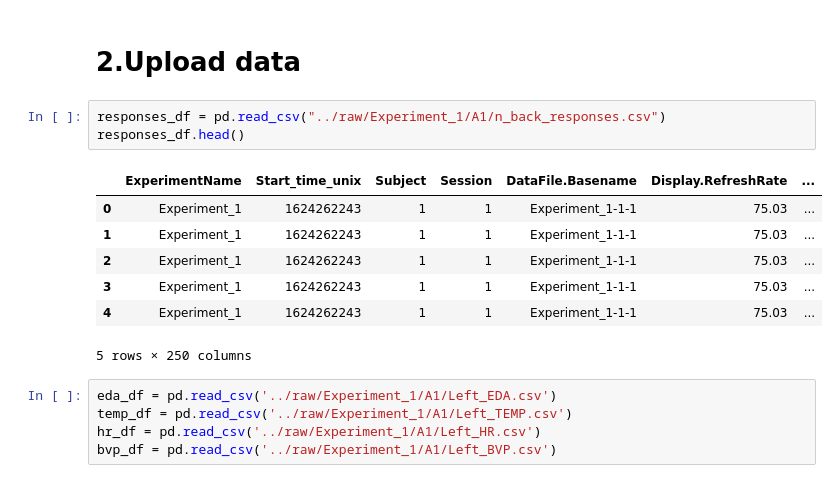
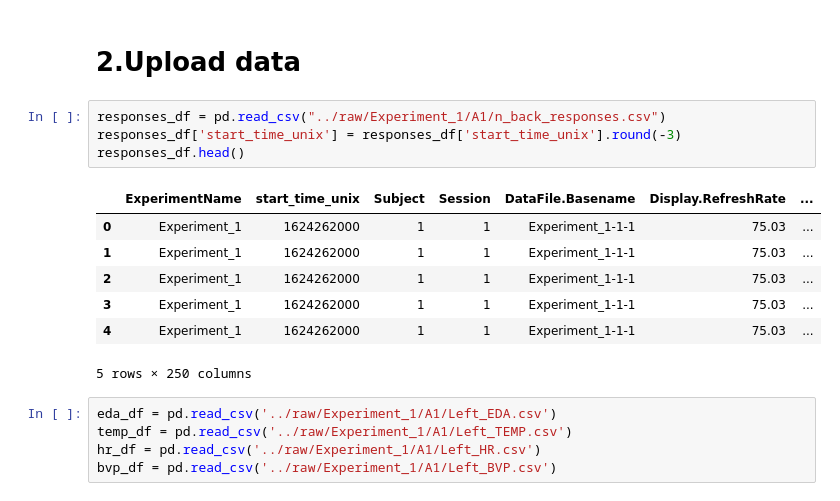
Before and after one commit to Hau09dw/Stress-And-Anxiety-Detection, a Jupyter notebook: notebook/preprocessing.ipynb, the cells around one changed output. Saved outputs shown, nothing was run; the diff lists cells and outputs as text.

```diff
--- a/notebook/preprocessing.ipynb
+++ b/notebook/preprocessing.ipynb
@@ -16,14 +16,15 @@ from tensorflow.keras.layers import Dense, Dropout, LSTM
 # 2.Upload data
 # %%
 responses_df = pd.read_csv("../raw/Experiment_1/A1/n_back_responses.csv")
+responses_df['start_time_unix'] = responses_df['start_time_unix'].round(-3)
 responses_df.head()
 # %% [output]
-|  | ExperimentName | Start_time_unix | Subject | Session | DataFile.Basename | Display.RefreshRate | ... |
-| 0 | Experiment_1 | 1624262243 | 1 | 1 | Experiment_1-1-1 | 75.03 | ... |
-| 1 | Experiment_1 | 1624262243 | 1 | 1 | Experiment_1-1-1 | 75.03 | ... |
-| 2 | Experiment_1 | 1624262243 | 1 | 1 | Experiment_1-1-1 | 75.03 | ... |
-| 3 | Experiment_1 | 1624262243 | 1 | 1 | Experiment_1-1-1 | 75.03 | ... |
-| 4 | Experiment_1 | 1624262243 | 1 | 1 | Experiment_1-1-1 | 75.03 | ... |
+|  | ExperimentName | start_time_unix | Subject | Session | DataFile.Basename | Display.RefreshRate | ... |
+| 0 | Experiment_1 | 1624262000 | 1 | 1 | Experiment_1-1-1 | 75.03 | ... |
+| 1 | Experiment_1 | 1624262000 | 1 | 1 | Experiment_1-1-1 | 75.03 | ... |
+| 2 | Experiment_1 | 1624262000 | 1 | 1 | Experiment_1-1-1 | 75.03 | ... |
+| 3 | Experiment_1 | 1624262000 | 1 | 1 | Experiment_1-1-1 | 75.03 | ... |
+| 4 | Experiment_1 | 1624262000 | 1 | 1 | Experiment_1-1-1 | 75.03 | ... |
 5 rows × 250 columns
 # %%
 eda_df = pd.read_csv('../raw/Experiment_1/A1/Left_EDA.csv')
```
Also changed, not shown: parts of 18 cells of this notebook.
